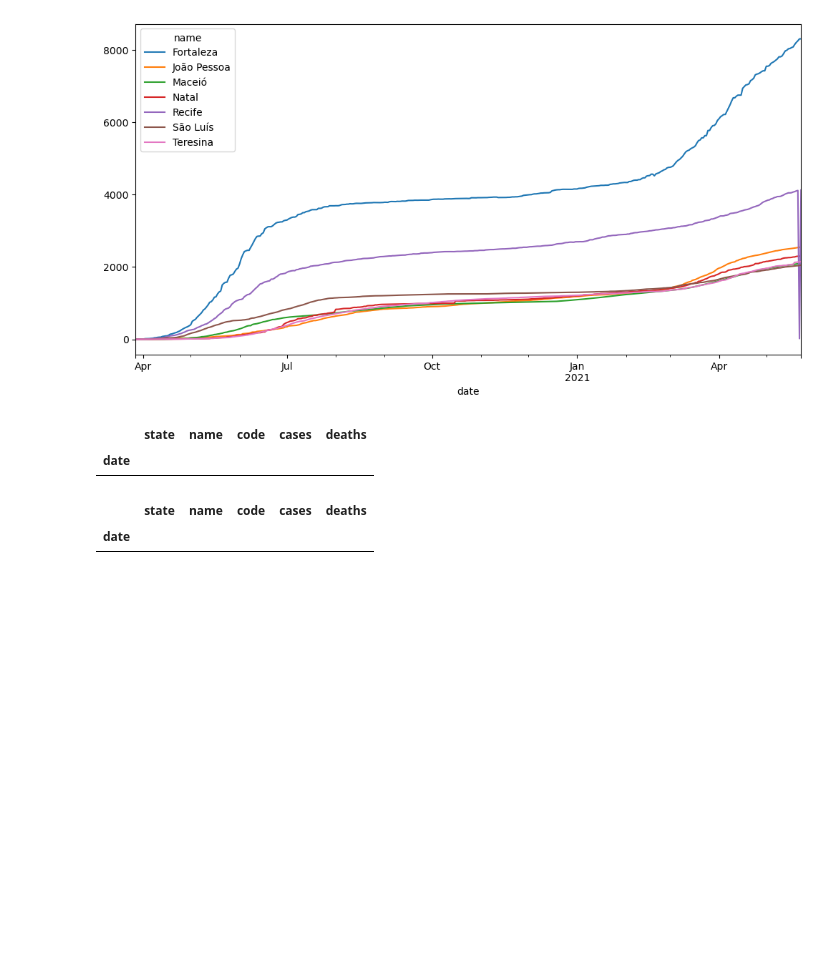
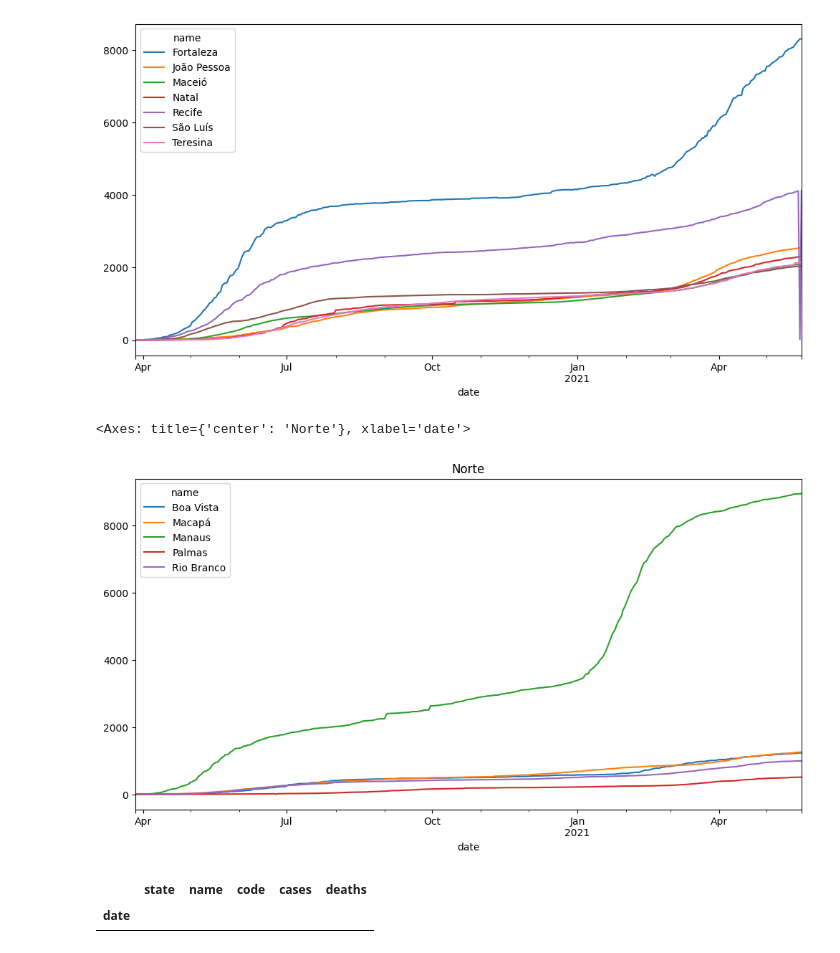
Before and after one commit to levyvix/kaggle_extract, a Jupyter notebook: explore.ipynb, the cells around one changed output. Saved outputs shown, nothing was run; the diff lists cells and outputs as text; code cells hidden in the pictures; blank space fills up the shorter version.

Commit message:
Analise de dados do Norte

```diff
--- a/explore.ipynb
+++ b/explore.ipynb
@@ -110,17 +112,23 @@ cidades.groupby("name").agg({"deaths": "max"}).sort_values("deaths", ascending=F
 # %%
 # norte
 # → Região Norte: Belém (Pará),
 # Boa Vista (Roraima) Macapá (Amapá),
 # Manaus (Amazonas), Palmas (Tocantins),
 # Porto Velho (Rondônia) e Rio Branco (Acre).
-
 (
     cidades
-    .loc[lambda df: (df['name'] == '')]
-)
+    .loc[lambda df:
+    (df['name'] == 'Belém') & (df['state'] == 'PR') |
+    (df['name'] == 'Boa Vista') & (df['state'] == 'RR') |
+    (df['name'] =='Macapá') & (df['state'] == 'AP') |
+    (df['name'] == 'Manaus') & (df['state'] == 'AM') |
+    (df['name'] == 'Palmas') & (df['state'] == 'TO') |
+    (df['name'] == 'Rio Branco') & (df['state'] == 'AC')]
+    .pivot(columns="name", values="deaths")
+) .plot(figsize=(12,6), title='Norte')
 # %% [output]
-|  | state | name | code | cases | deaths |
-| date |  |  |  |  |  |
+<Axes: title={'center': 'Norte'}, xlabel='date'>
+[figure, added]
 # %%
 # sul
 # → Região Sul: Curitiba (Paraná),
```
Also changed, not shown: parts of 1 cell of this notebook.
